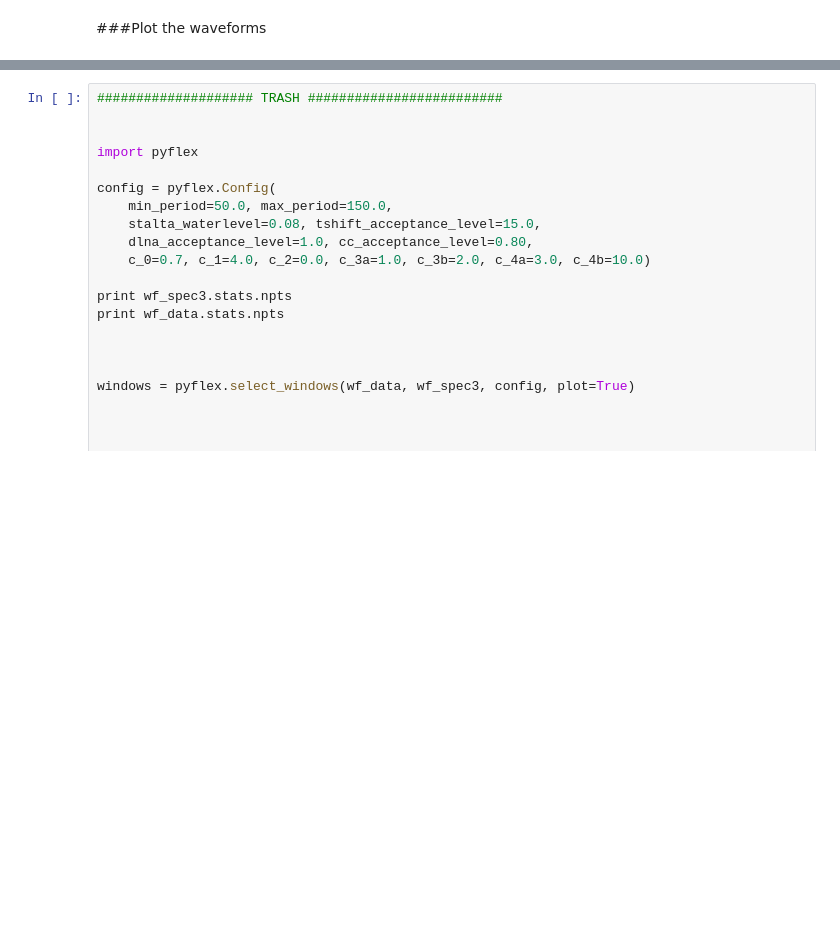
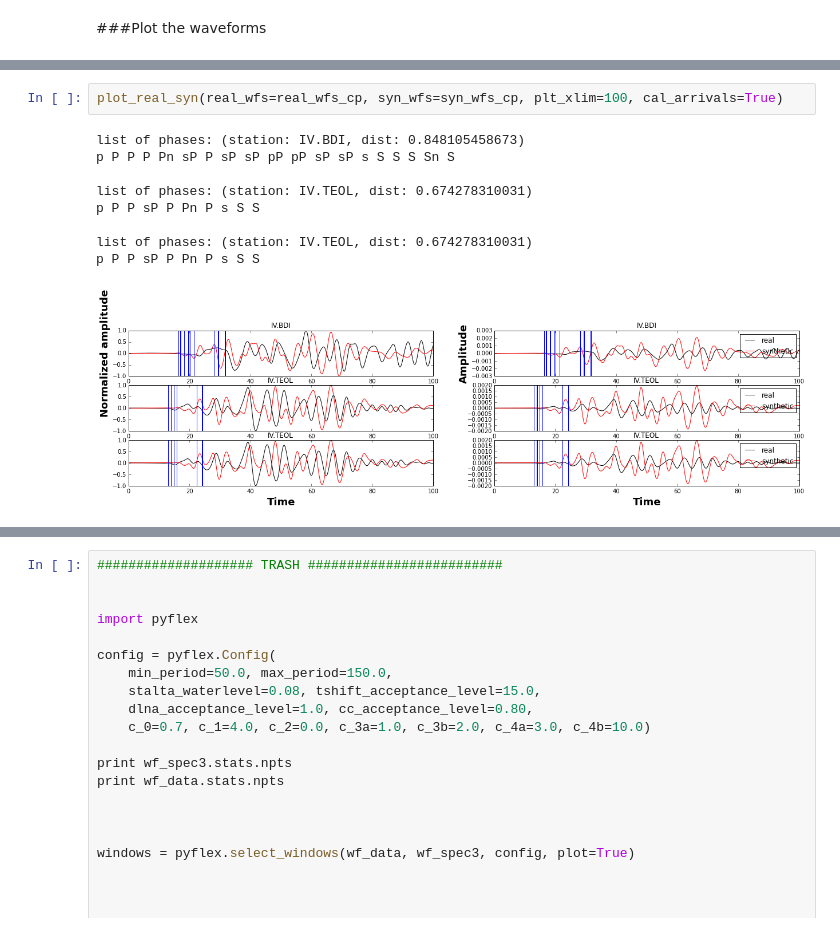
Before and after one commit to irenemolinari/tides_preparation, a Jupyter notebook: model_validation.ipynb, the cells around one changed output, grey strips where cells are left out. Drawn from its saved outputs; the diff is of its cells as text; blank space fills up the shorter version.

```diff
--- a/model_validation.ipynb
+++ b/model_validation.ipynb
@@ -174,0 +224,12 @@ for i, real_wf in enumerate(real_wfs_cp):
+# %%
+plot_real_syn(real_wfs=real_wfs_cp, syn_wfs=syn_wfs_cp, plt_xlim=100, cal_arrivals=True)
+# %% [output]
+list of phases: (station: IV.BDI, dist: 0.848105458673)
+p P P P Pn sP P sP sP pP pP sP sP s S S S Sn S
+
+list of phases: (station: IV.TEOL, dist: 0.674278310031)
+p P P sP P Pn P s S S
+
+list of phases: (station: IV.TEOL, dist: 0.674278310031)
+p P P sP P Pn P s S S
+[figure, added]
```
Also changed, not shown: parts of 11 cells of this notebook.
